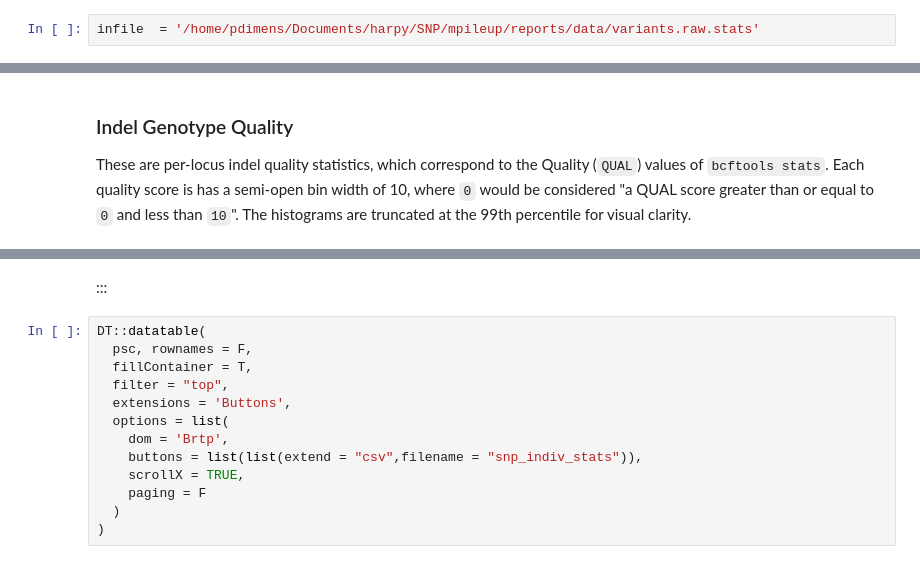
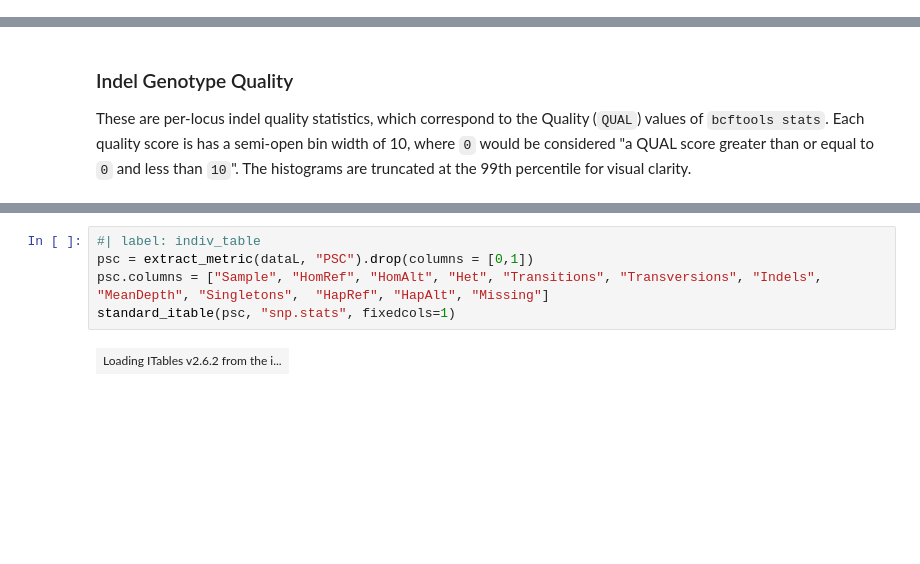
Before and after one commit to pdimens/harpy, a Jupyter notebook: harpy/notebooks/bcftools_stats.ipynb, the cells around one changed output, grey strips where cells are left out. Cells and saved outputs as stored; diff of their text form; blank space fills up the shorter version.

Commit message:
begin migrating phasing report

```diff
--- a/harpy/notebooks/bcftools_stats.ipynb
+++ b/harpy/notebooks/bcftools_stats.ipynb
@@ -25,8 +23,6 @@ def extract_metric(x: list[str], param: str):
     '''Convenience function to find the relevnant sections of the bcftools.stats file and return a table'''
     input = "".join(s for s in x if s.startswith(param))
     return pd.read_table(StringIO(input), sep = "\t", header = None)
-# %%
-infile  = '/home/pdimens/Documents/harpy/SNP/mpileup/reports/data/variants.raw.stats'
 # %%
 dataL = open(infile, 'r').readlines()
 bcf = infile.replace(".stats", ".bcf")
@@ -238,15 +221,7 @@ highchart() |>
-# %% [markdown]
-:::
-# %%
-DT::datatable(
-  psc, rownames = F,
-  fillContainer = T,
-  filter = "top",
-  extensions = 'Buttons',
-  options = list(
-    dom = 'Brtp',
-    buttons = list(list(extend = "csv",filename = "snp_indiv_stats")),
-    scrollX = TRUE,
-    paging = F
-  )
-)
+# %%
+#| label: indiv_table
+psc = extract_metric(dataL, "PSC").drop(columns = [0,1])
+psc.columns = ["Sample", "HomRef", "HomAlt", "Het", "Transitions", "Transversions", "Indels",	"MeanDepth", "Singletons",	"HapRef", "HapAlt", "Missing"]
+standard_itable(psc, "snp.stats", fixedcols=1)
+# %% [output]
+| Loading ITables v2.6.2 from the i... |
```
Also changed, not shown: parts of 16 cells of this notebook, 6 other files.
